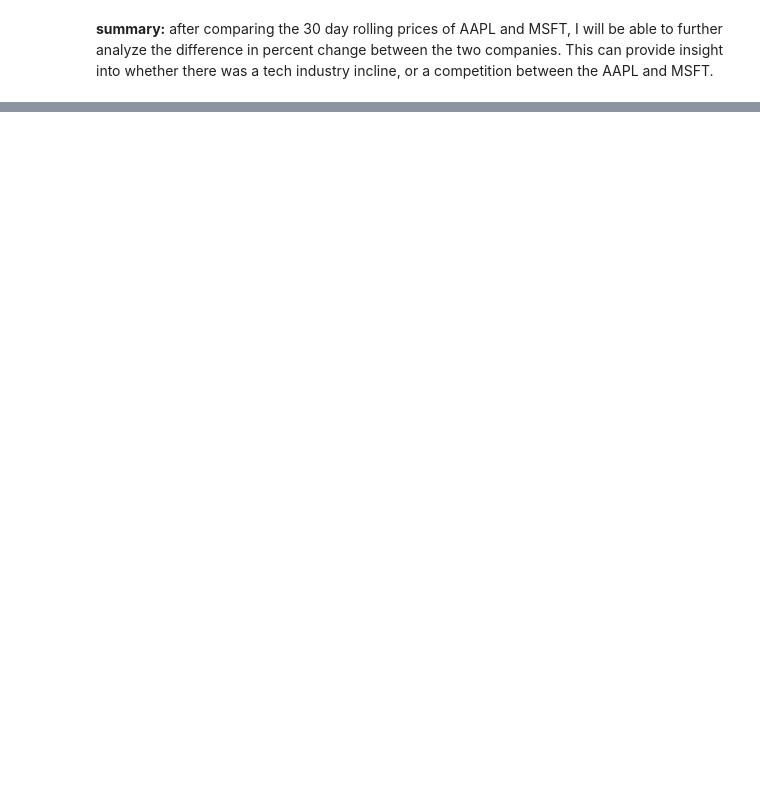
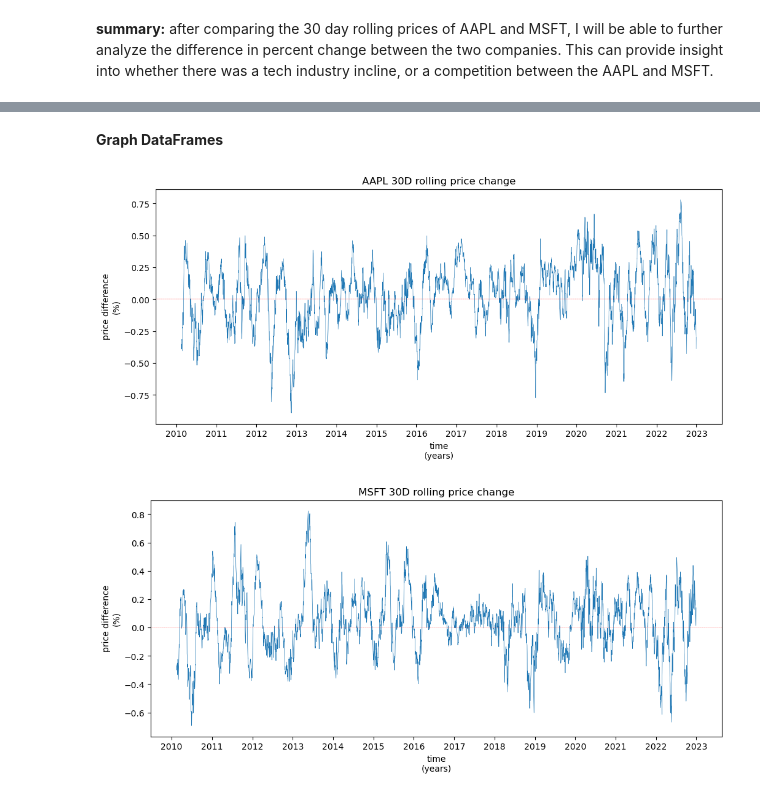
Before and after one commit to ubco-W2022T2-data301/project-group-group11, a Jupyter notebook: analysis/analysis2.ipynb, the cells around one changed output, grey strips where cells are left out. Cells and saved outputs as stored; diff of their text form; code cells hidden in the pictures; blank space fills up the shorter version.

```diff
--- a/analysis/analysis2.ipynb
+++ b/analysis/analysis2.ipynb
@@ -245,0 +243,6 @@ after comparing the 30 day rolling prices of AAPL and MSFT, I will be able to fu
+# %%
+mid = pd.merge(df1.loc[:, ['Date', '30D %chg']], df2.loc[:, ['Date', '30D %chg']], on= 'Date',how='inner')
+
+mid.to_csv('../data/processed/AAPL_MSFT_30DPctChg_Analysis2.csv')
+
+mid
@@ -245,0 +263,33 @@ after comparing the 30 day rolling prices of AAPL and MSFT, I will be able to fu
+# %% [markdown]
+**Graph DataFrames**
+# %%
+plt.figure(figsize=(12,5))
+plt.plot(mid['Date'], df1['30D %chg']*100, linewidth = 0.5)
+plt.title('AAPL 30D rolling price change')
+plt.xlabel('time\n(years)')
+plt.ylabel('price difference\n(%)')
+plt.axhline(y=0, color='r', linestyle='--', linewidth = 0.2)
+
+years = YearLocator()
+formatter = DateFormatter('%Y')
+plt.gca().xaxis.set_major_locator(years)
+plt.gca().xaxis.set_major_formatter(formatter)
+
+plt.show()
+
+plt.figure(figsize=(12,5))
+plt.plot(mid['Date'], df2['30D %chg']*100, linewidth = 0.5)
+plt.title('MSFT 30D rolling price change')
+plt.xlabel('time\n(years)')
+plt.ylabel('price difference\n(%)')
+plt.axhline(y=0, color='r', linestyle='--', linewidth = 0.2)
+
+years = YearLocator()
+formatter = DateFormatter('%Y')
+plt.gca().xaxis.set_major_locator(years)
+plt.gca().xaxis.set_major_formatter(formatter)
+
+plt.show()
+# %% [output]
+[figure, added]
+[figure, added]
```
Also changed, not shown: parts of 16 cells of this notebook, 5 other files.
